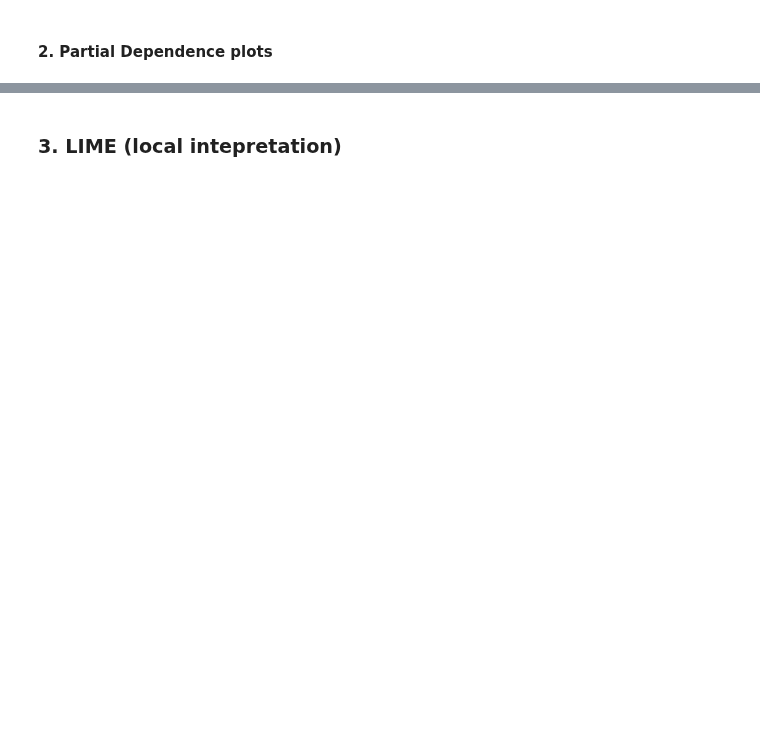
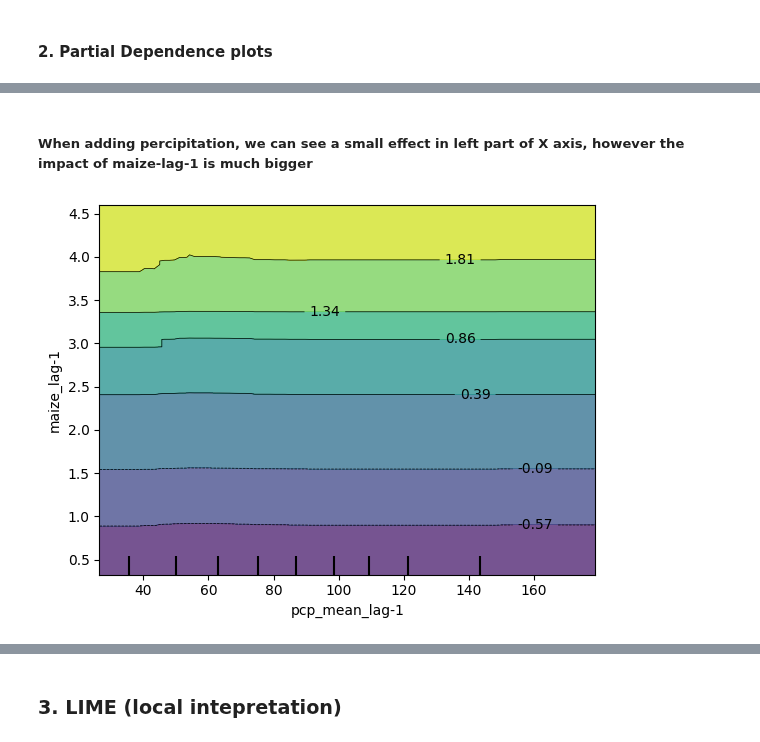
Before and after one commit to jtimko16/AutoML_Project2, a Jupyter notebook: notebooks/Interpretation.ipynb, the cells around one changed output, grey strips where cells are left out. Cells and saved outputs as stored; diff of their text form; code cells hidden in the pictures; blank space fills up the shorter version.

```diff
--- a/notebooks/Interpretation.ipynb
+++ b/notebooks/Interpretation.ipynb
@@ -39,0 +117,7 @@ y = df['Y_maize_major']
+# %% [markdown]
+##### When adding percipitation, we can see a small effect in left part of X axis, however the impact of maize-lag-1 is much bigger
+# %%
+fig, ax = plt.subplots()
+tree_disp = PartialDependenceDisplay.from_estimator(gbr_model,X,[['pcp_mean_lag-1', 'maize_lag-1']], ax=ax)
+# %% [output]
+[figure, added]
```
Also changed, not shown: parts of 14 cells of this notebook.
